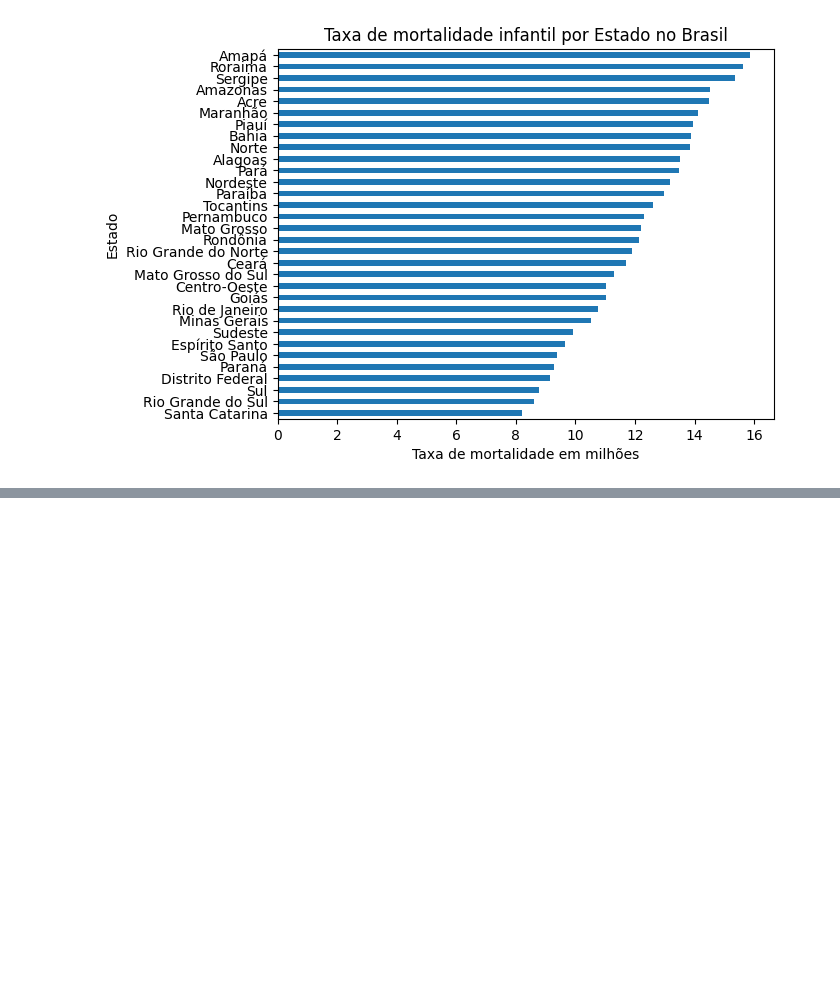
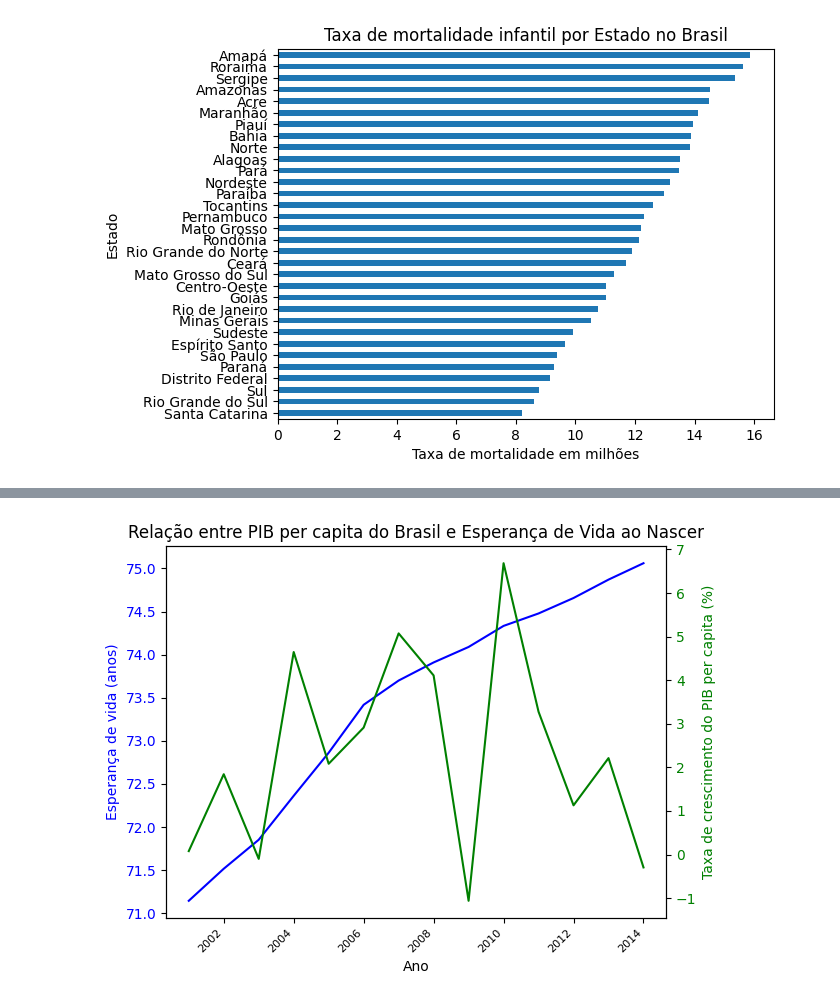
Before and after one commit to gabyxsantos/Economia, a Jupyter notebook: atualizandodf.ipynb, the cells around one changed output, grey strips where cells are left out. Cells and saved outputs as stored; diff of their text form; code cells hidden in the pictures; blank space fills up the shorter version.

```diff
--- a/atualizandodf.ipynb
+++ b/atualizandodf.ipynb
@@ -433,0 +557,9 @@ PIB.plot(kind='line')
+# %%
+#Obtendo o PIB per capita
+PIB_filtrado = PIB_filtrado.astype(float)
+dados_tx_crescimento = dados_tx_crescimento.astype(float)
+
+# Subtrair para obter o crescimento do PIB per capita
+pib_per_capita = PIB_filtrado.get('Brazil').values - dados_tx_crescimento.values
+
+pib_per_capita
@@ -433,0 +570,7 @@ PIB.plot(kind='line')
+# %%
+#Criando um Data Frame com os dados do PIB per capita
+df_pib_per_capita = pd.DataFrame({
+    'PIB_per_capita': pib_per_capita
+})
+df_pib_per_capita=df_pib_per_capita.set_index(np.arange(2001,2015))
+df_pib_per_capita
@@ -433,0 +591,4 @@ PIB.plot(kind='line')
+# %%
+esp_vida_anos=mortalidade_est.groupby('ANO')['ESP_VIDA_O_T'].mean()
+esp_vida_filtrado = esp_vida_anos.loc[(esp_vida_anos.index >= 2001) & (esp_vida_anos.index <= 2014)]
+esp_vida_filtrado
@@ -433,0 +611,30 @@ PIB.plot(kind='line')
+# %%
+#Criando um gráfico de linha que mostra a variação do PIB e da esperança de vida ao nascer no Brasil
+
+fig, ax1 = plt.subplots()
+
+# Plotar a esperança de vida no eixo Y primário (à esquerda)
+ax1.plot(esp_vida_filtrado.index, esp_vida_filtrado.values, color='blue', label='Esperança de vida')
+ax1.set_ylabel('Esperança de vida (anos)', color='blue')
+ax1.tick_params(axis='y', labelcolor='blue')
+
+# Criar o eixo Y secundário (à direita)
+ax2 = ax1.twinx()
+ax2.plot(df_pib_per_capita.index, df_pib_per_capita.values, color='green', label='PIB')
+ax2.set_ylabel('Taxa de crescimento do PIB per capita (%)', color='green')
+ax2.tick_params(axis='y', labelcolor='green')
+
+# Título e eixo X
+plt.title('Relação entre PIB per capita do Brasil e Esperança de Vida ao Nascer')
+ax1.set_xlabel('Ano')
+
+# Ajustar diretamente os ticks do eixo X
+for label in ax1.get_xticklabels():
+    label.set_fontsize(8)      # Tamanho da fonte menor
+    label.set_rotation(45)     # Gira os anos
+    label.set_ha('right')      # Alinha à direita
+
+plt.tight_layout()
+plt.show()
+# %% [output]
+[figure, added]
```
Also changed, not shown: parts of 48 cells of this notebook.
